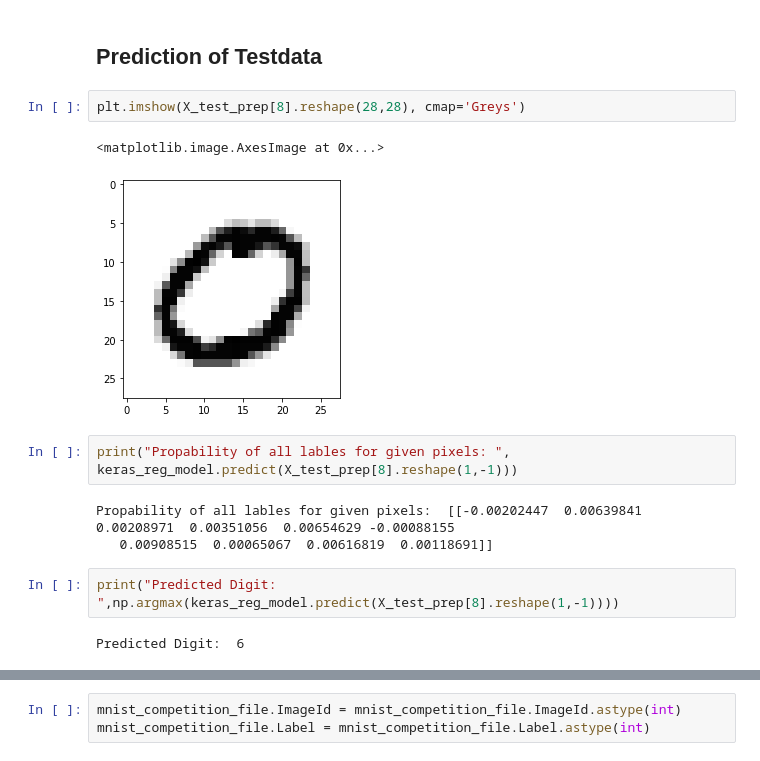
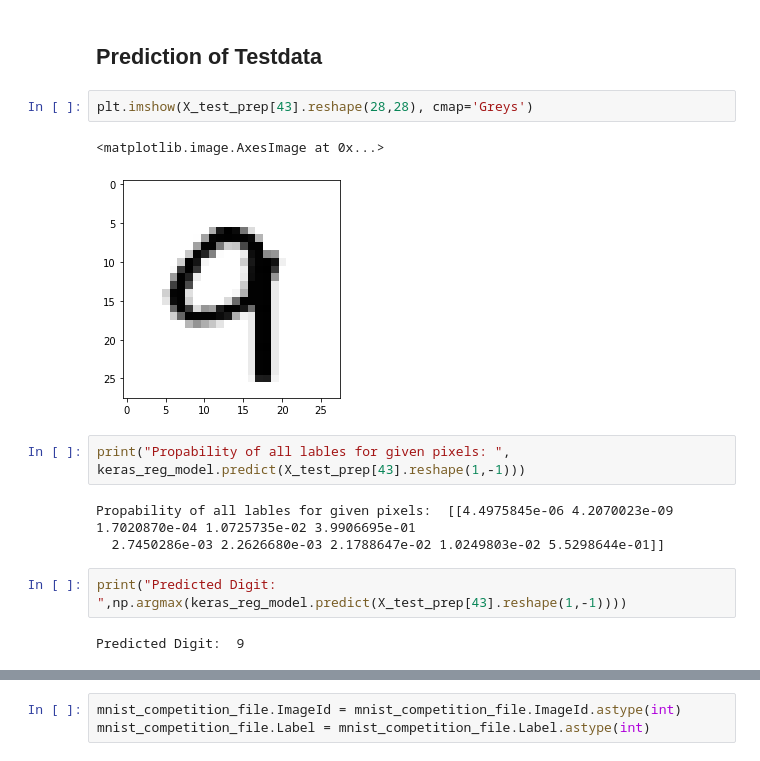
Before and after one commit to IIIskiplikIII/Digit_Recognition_with_a_Deep_Neural_Network, a Jupyter notebook: digit_recognition_with_a_deep_neural_network.ipynb, the cells around one changed output, grey strips where cells are left out. Saved outputs shown, nothing was run; the diff lists cells and outputs as text.

```diff
--- a/digit_recognition_with_a_deep_neural_network.ipynb
+++ b/digit_recognition_with_a_deep_neural_network.ipynb
@@ -391,19 +391,19 @@ mnist_competition_file = pd.DataFrame(columns=['ImageId','Label'])
 # %% [markdown]
 ## Prediction of Testdata
 # %%
-plt.imshow(X_test_prep[8].reshape(28,28), cmap='Greys')
+plt.imshow(X_test_prep[43].reshape(28,28), cmap='Greys')
 # %% [output]
 <matplotlib.image.AxesImage at 0x...>
-[figure, old version]
+[figure, new version]
 # %%
-print("Propability of all lables for given pixels: ", keras_reg_model.predict(X_test_prep[8].reshape(1,-1)))
+print("Propability of all lables for given pixels: ", keras_reg_model.predict(X_test_prep[43].reshape(1,-1)))
 # %% [output]
-Propability of all lables for given pixels:  [[-0.00202447  0.00639841  0.00208971  0.00351056  0.00654629 -0.00088155
-   0.00908515  0.00065067  0.00616819  0.00118691]]
+Propability of all lables for given pixels:  [[4.4975845e-06 4.2070023e-09 1.7020870e-04 1.0725735e-02 3.9906695e-01
+  2.7450286e-03 2.2626680e-03 2.1788647e-02 1.0249803e-02 5.5298644e-01]]
 # %%
-print("Predicted Digit: ",np.argmax(keras_reg_model.predict(X_test_prep[8].reshape(1,-1))))
+print("Predicted Digit: ",np.argmax(keras_reg_model.predict(X_test_prep[43].reshape(1,-1))))
 # %% [output]
-Predicted Digit:  6
+Predicted Digit:  9
 # %%
 i = 1
 for row in X_test_prep:
```
Also changed, not shown: parts of 14 cells of this notebook.
